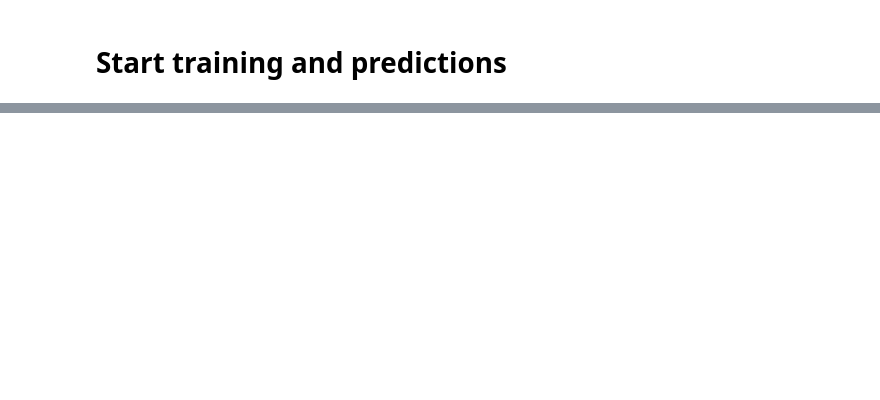
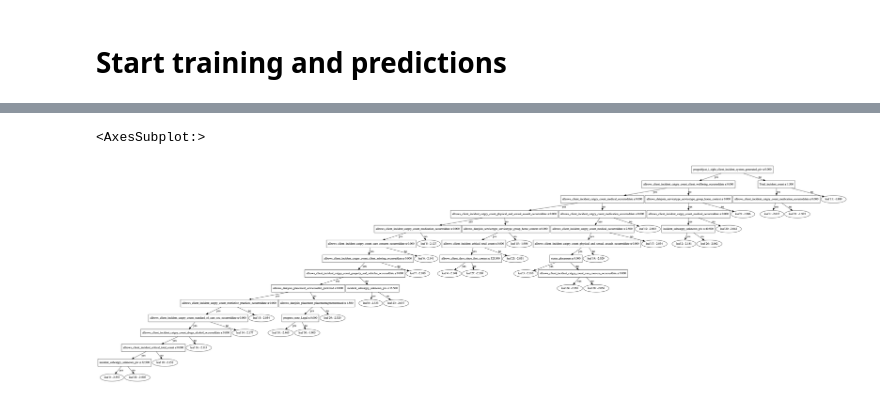
Before and after one commit to Troy-Cao/LWB-Risk-Cient-Detection, a Jupyter notebook: Chenqin/lightGBMFinal.ipynb, the cells around one changed output, grey strips where cells are left out. Cells and saved outputs as stored; diff of their text form; code cells hidden in the pictures; blank space fills up the shorter version.

```diff
--- a/Chenqin/lightGBMFinal.ipynb
+++ b/Chenqin/lightGBMFinal.ipynb
@@ -105,0 +147,5 @@ f1_score(y_eval,y_hat)
+# %%
+lightgbm.plot_tree(model,figsize=(100,100),orientation='vertical')
+# %% [output]
+<AxesSubplot:>
+[figure, added]
```
Also changed, not shown: parts of 19 cells of this notebook, 5 other files.
